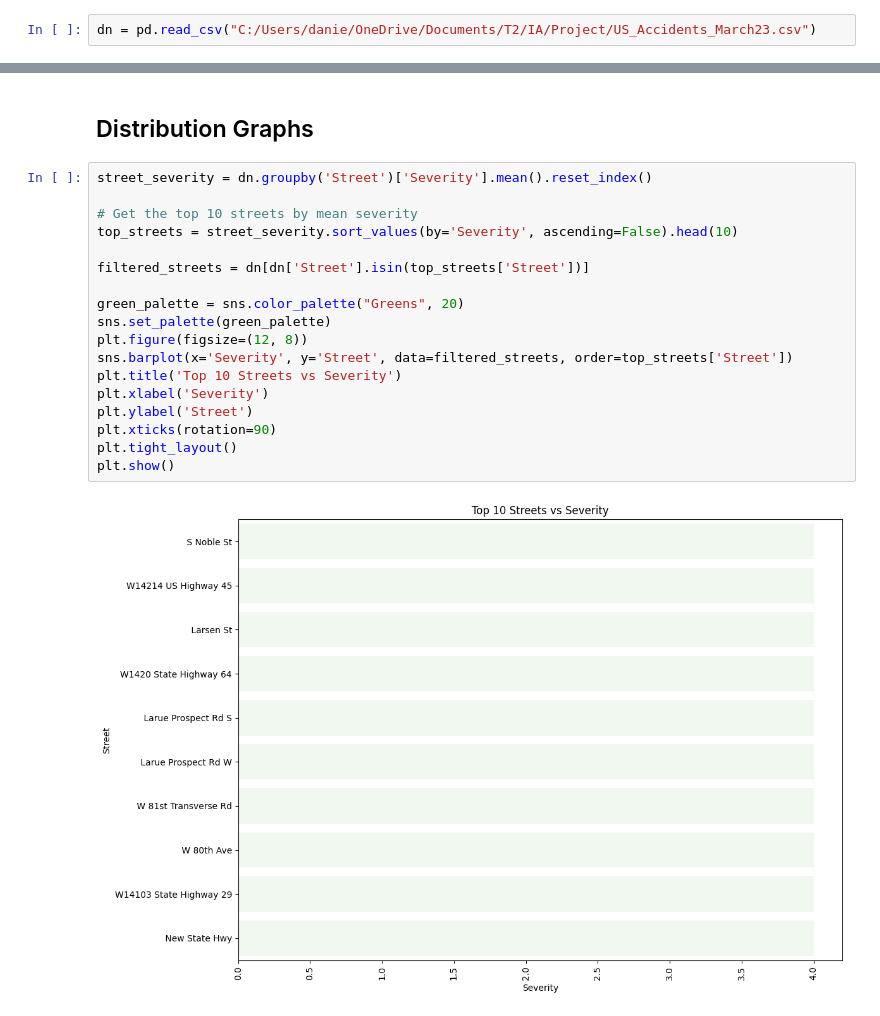
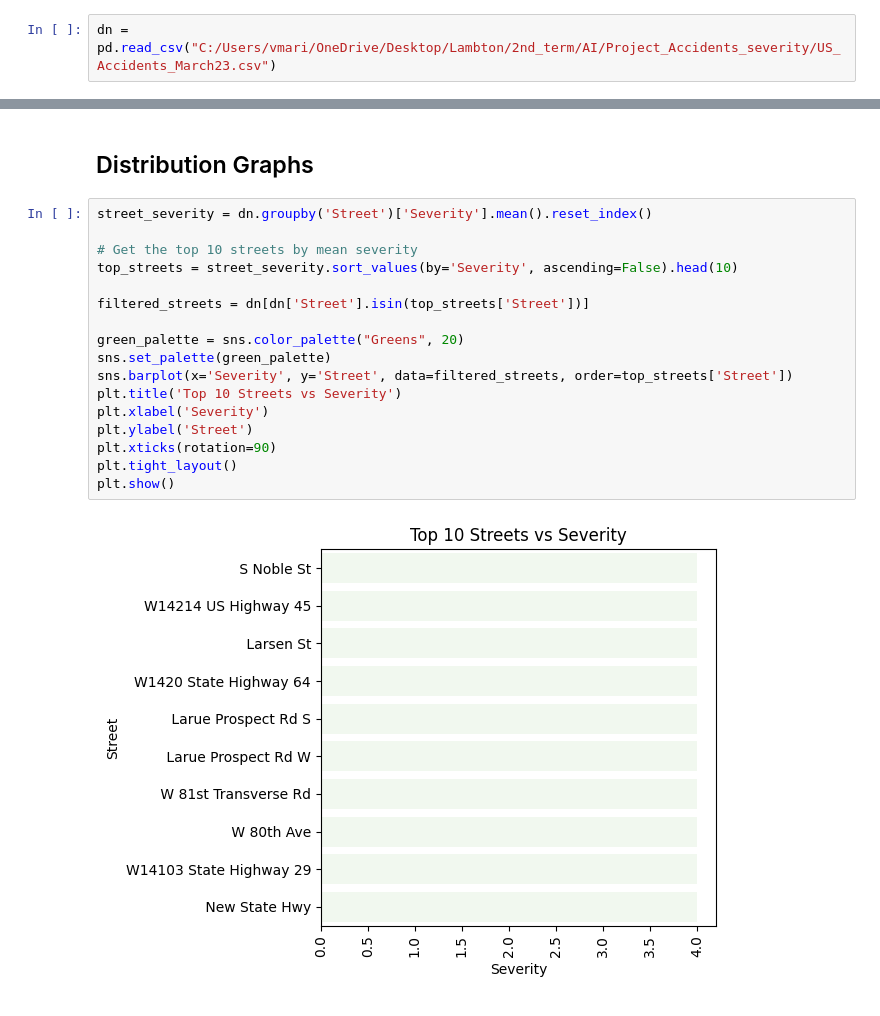
Before and after one commit to CaraShrestha/https-gitlab.com-ai-group-lambton-severity-prediction-us-roads, a Jupyter notebook: Notebook/severity_prediction.ipynb, the cells around one changed output, grey strips where cells are left out. Cells and saved outputs as stored; diff of their text form.

Commit message:
AP-29 Merged graphs

```diff
--- a/Notebook/severity_prediction.ipynb
+++ b/Notebook/severity_prediction.ipynb
@@ -4,7 +4,7 @@ import pandas as pd
 import matplotlib.pyplot as plt
 import seaborn as sns
 # %%
-dn = pd.read_csv("C:/Users/danie/OneDrive/Documents/T2/IA/Project/US_Accidents_March23.csv")
+dn = pd.read_csv("C:/Users/vmari/OneDrive/Desktop/Lambton/2nd_term/AI/Project_Accidents_severity/US_Accidents_March23.csv")
 # %%
 dn.head()
 # %% [output]
@@ -244,23 +244,22 @@ dn['Hour'] = dn['Weather_Timestamp'].dt.hour
 # %%
 street_severity = dn.groupby('Street')['Severity'].mean().reset_index()
 
 # Get the top 10 streets by mean severity
 top_streets = street_severity.sort_values(by='Severity', ascending=False).head(10)
 
 filtered_streets = dn[dn['Street'].isin(top_streets['Street'])]
 
 green_palette = sns.color_palette("Greens", 20)
 sns.set_palette(green_palette)
-plt.figure(figsize=(12, 8))
 sns.barplot(x='Severity', y='Street', data=filtered_streets, order=top_streets['Street'])
 plt.title('Top 10 Streets vs Severity')
 plt.xlabel('Severity')
 plt.ylabel('Street')
 plt.xticks(rotation=90)
 plt.tight_layout()
 plt.show()
 # %% [output]
-[figure, old version]
+[figure, new version]
 # %%
 city_severity = dn.groupby('City')['Severity'].mean().reset_index()
 
```
Also changed, not shown: parts of 29 cells of this notebook.
